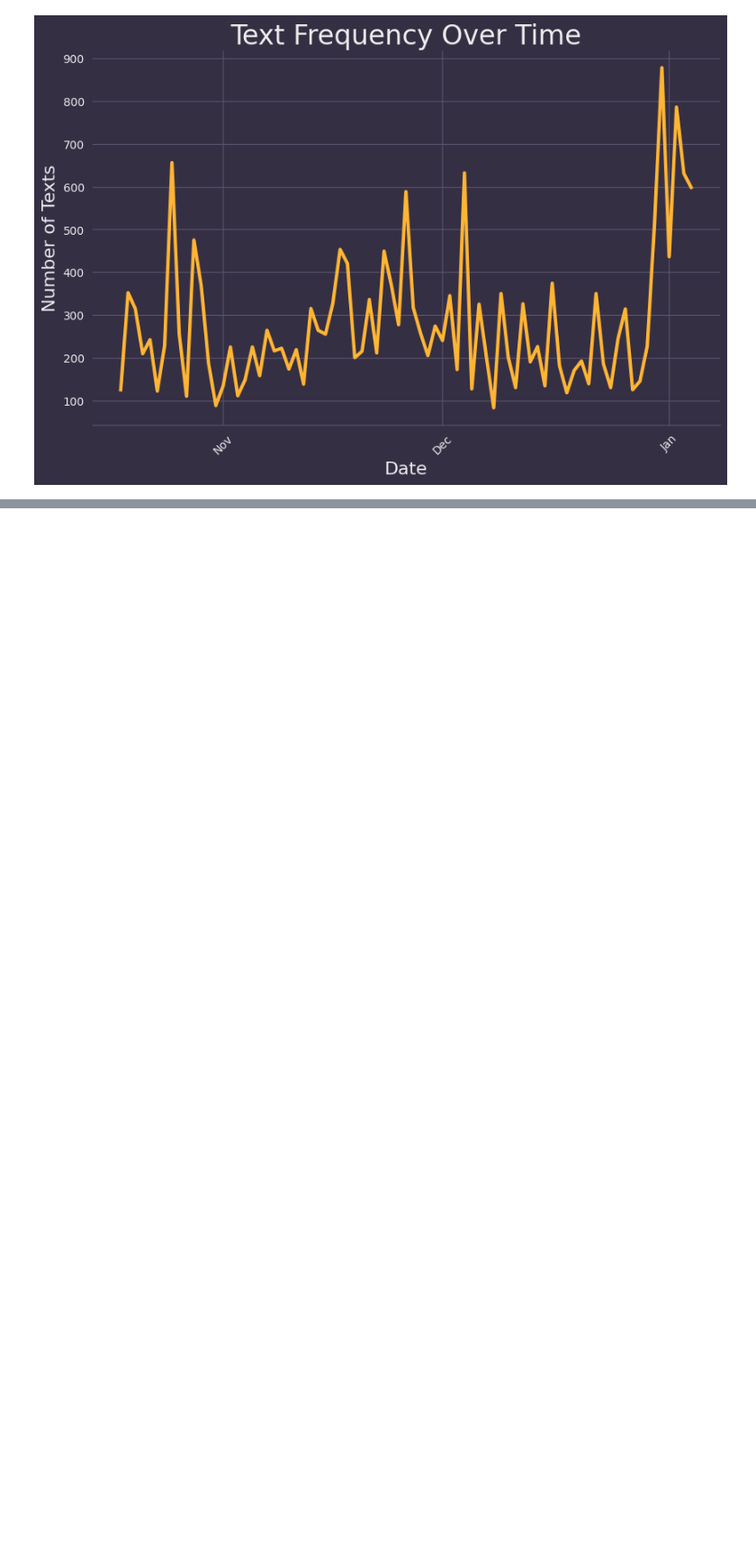
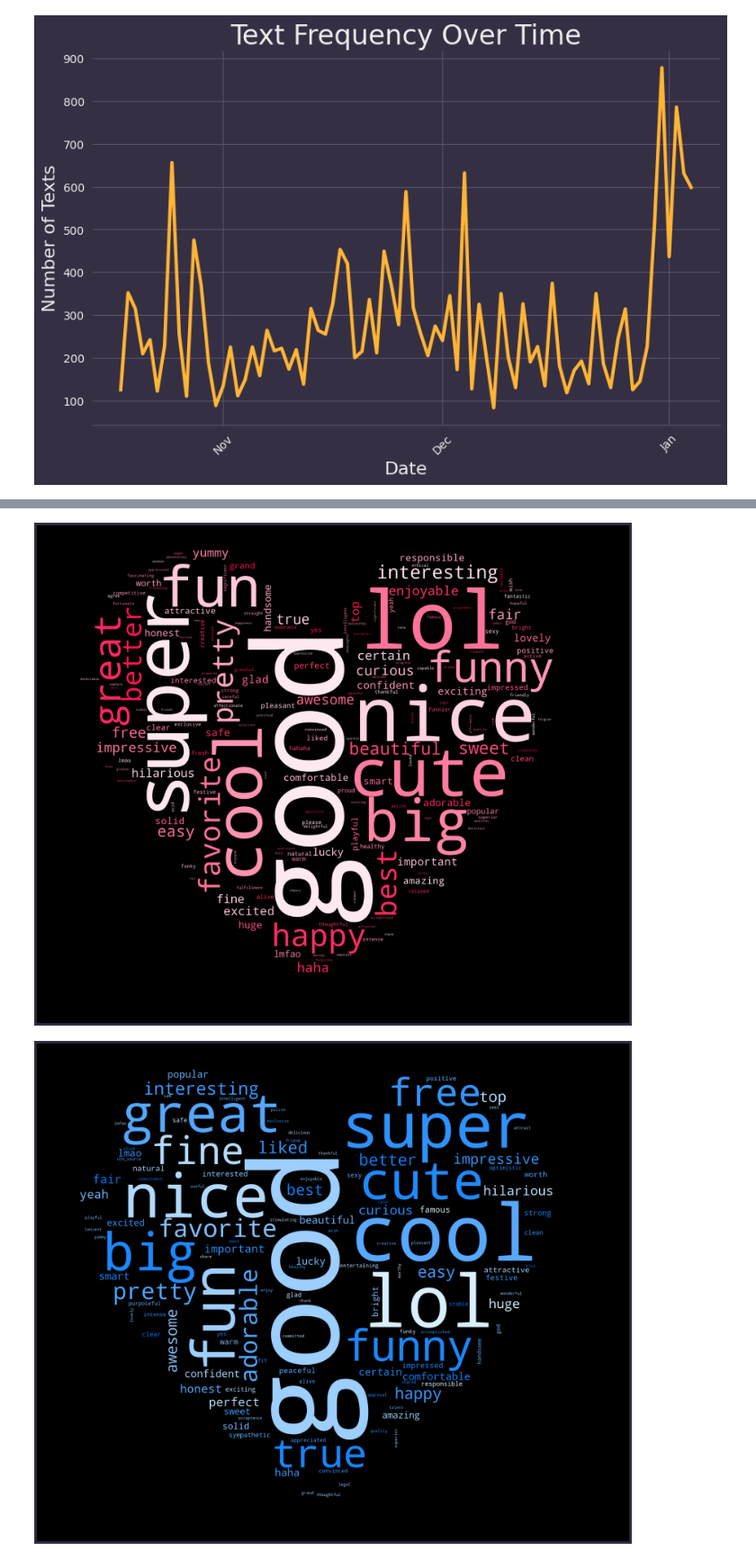
Before and after one commit to scs5/text-analytics, a Jupyter notebook: src/analysis.ipynb, the cells around one changed output, grey strips where cells are left out. Shown at 90% size. Saved outputs shown, nothing was run; the diff lists cells and outputs as text; code cells hidden in the pictures; blank space fills up the shorter version.

```diff
--- a/src/analysis.ipynb
+++ b/src/analysis.ipynb
@@ -185,0 +259,31 @@ plt.show()
+# %%
+# Word clouds
+text_corpus = {}
+for i, row in df.iterrows():
+    msg = row['Text']
+    sender = row['Sender']
+
+    if not sender in text_corpus.keys():
+        text_corpus[sender] = ''
+
+    text_corpus[sender] += ' ' + str(msg)
+
+# Extract positive adjectives
+custom_stopwords = ['nan']
+stop_words = set(stopwords.words('english') + custom_stopwords)
+i = 0
+for sender in text_corpus.keys():
+    corpus = text_corpus[sender]
+    adjectives = get_positive_adjectives(corpus)
+    adjectives = [adj.lower() for adj in adjectives if adj.lower() not in stop_words]
+    adj_corpus = ' '.join(adjectives)
+
+    if i == 0:
+        cols = ['#FFEEF4', '#ff084a']
+    else:
+        cols = ['#DDF2FD', '#0079FF']
+    generate_wordcloud(adj_corpus, '../wordcloud_masks/heart.png', colors=cols)
+    i += 1
+# %% [output]
+[figure, added]
+[figure, added]
```
Also changed, not shown: parts of 9 cells of this notebook, 2 other files.
